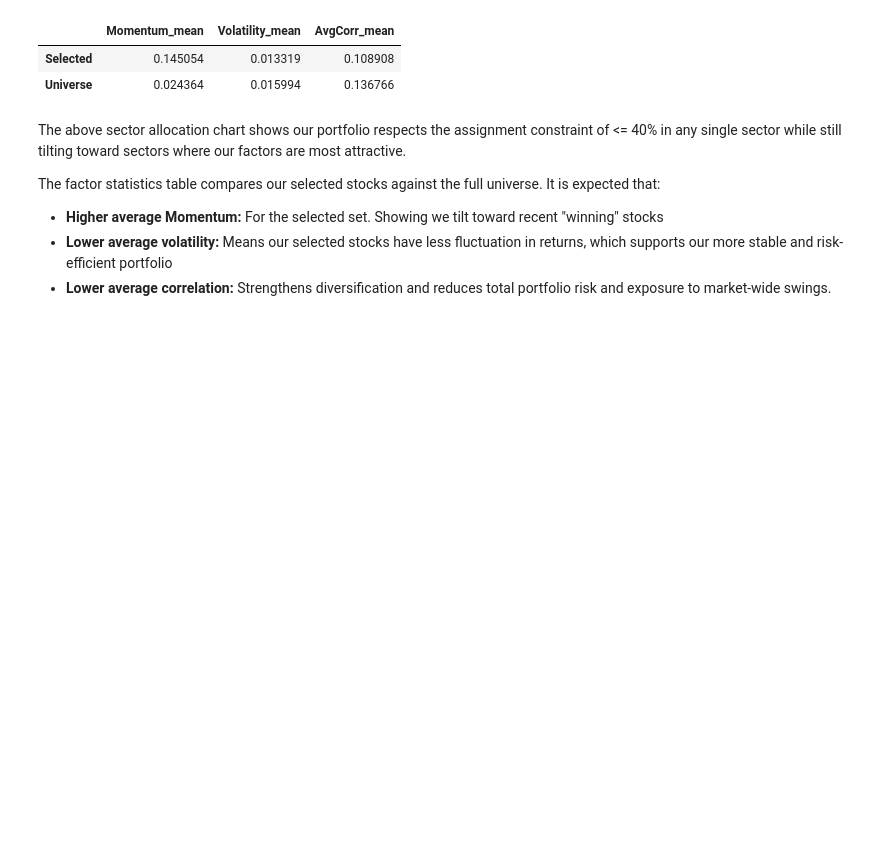
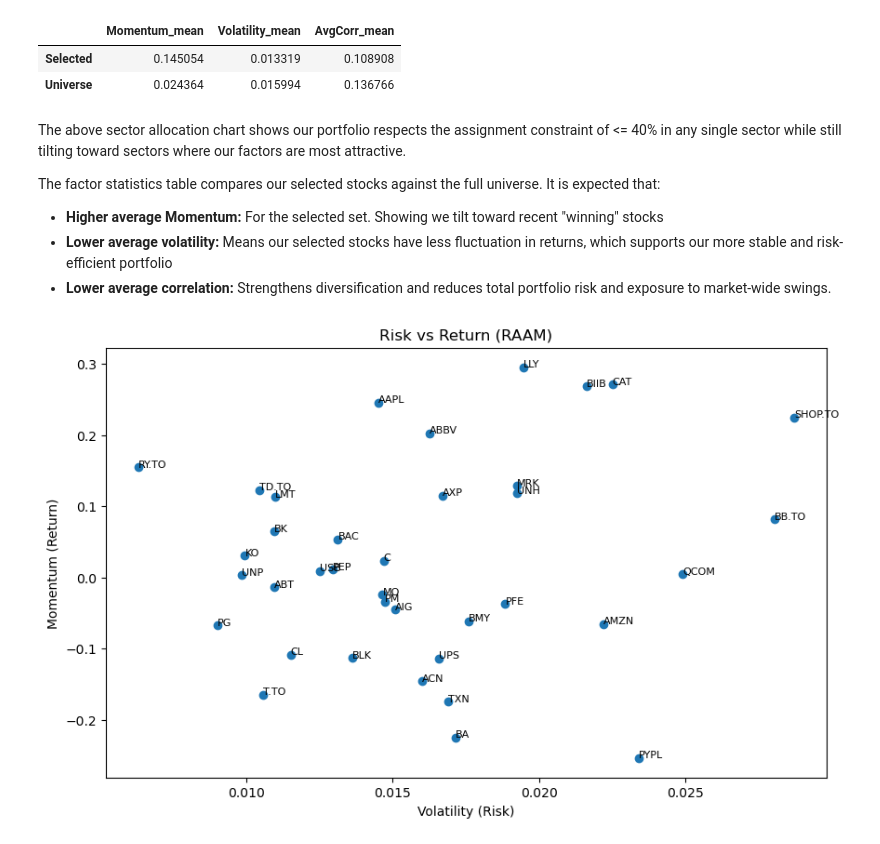
Before and after one commit to Ollienel777/MarketBeat_CFM, a Jupyter notebook: Team_17_Assignment.ipynb, the cells around one changed output. Drawn from its saved outputs; the diff is of its cells as text; code cells hidden in the pictures; blank space fills up the shorter version.

```diff
--- a/Team_17_Assignment.ipynb
+++ b/Team_17_Assignment.ipynb
@@ -435,7 +519,23 @@ def run_raam_simple(path):
     # sharpe ratio optimization
     weights = optimize_sharpe(close, meta_sel)
 
-    # build final portfolio
-    portfolio = build_portfolio(close, weights, meta_sel)
+    # sell to cash
+    weights, cash_w = apply_raam_sell_to_cash(close, meta_sel, weights)
+
+    weights_nonzero = weights[weights > 0]
+    portfolio = build_portfolio(close, weights_nonzero, meta_sel)
+
+    # append cash row only if needed
+    if cash_w > 0:
+        cash_row = pd.DataFrame([{
+            "Ticker": "CASH",
+            "Sector": "Cash",
+            "Currency": "CAD",
+            "Price": np.nan,
+            "Shares": 0.0,
+            "Weight": cash_w,
+            "Value": cash_w * INITIAL_BUDGET_CAD
+        }])
+        portfolio = pd.concat([portfolio, cash_row], ignore_index=True)
 
     return portfolio, meta_scored, meta_sel
@@ -559,3 +629,16 @@ The factor statistics table compares our selected stocks against the full univer
 - **Higher average Momentum:** For the selected set. Showing we tilt toward recent "winning" stocks
 - **Lower average volatility:** Means our selected stocks have less fluctuation in returns, which supports our more stable and risk-efficient portfolio
 - **Lower average correlation:** Strengthens diversification and reduces total portfolio risk and exposure to market-wide swings.
+# %%
+plt.figure(figsize=(10,6))
+plt.scatter(meta_scored["Volatility"], meta_scored["Momentum"])
+
+for i, txt in enumerate(meta_scored["Ticker"]):
+    plt.text(meta_scored["Volatility"].iloc[i], meta_scored["Momentum"].iloc[i], txt, fontsize=8)
+
+plt.xlabel("Volatility (Risk)")
+plt.ylabel("Momentum (Return)")
+plt.title("Risk vs Return (RAAM)")
+plt.show()
+# %% [output]
+[figure, added]
```
Also changed, not shown: parts of 20 cells of this notebook, 2 other files.
